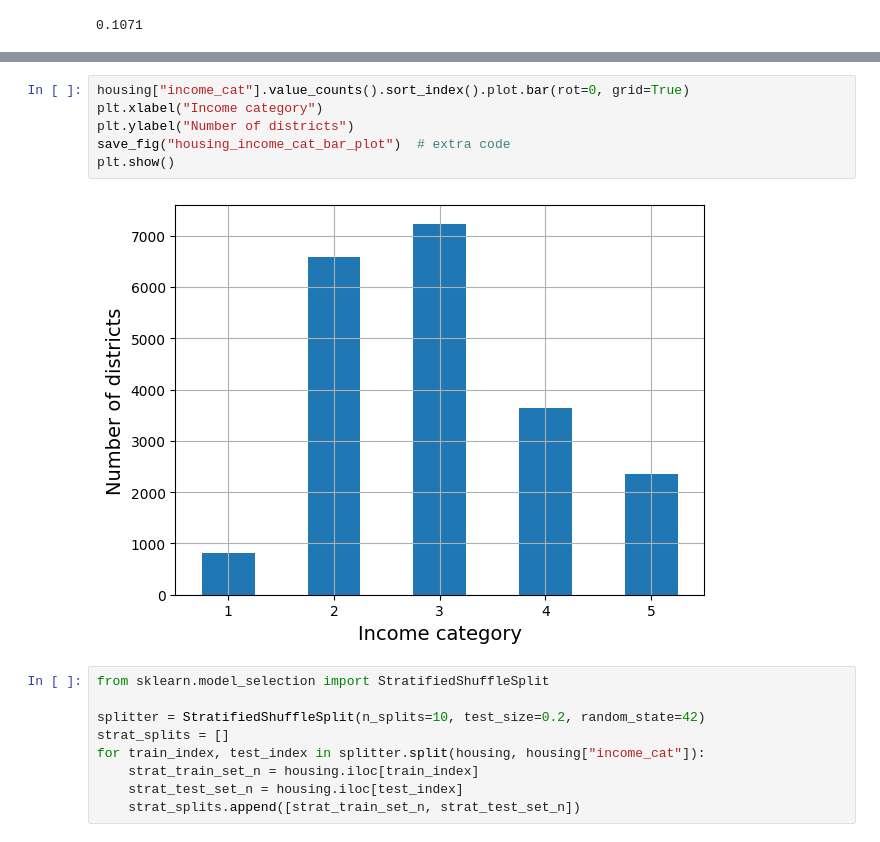
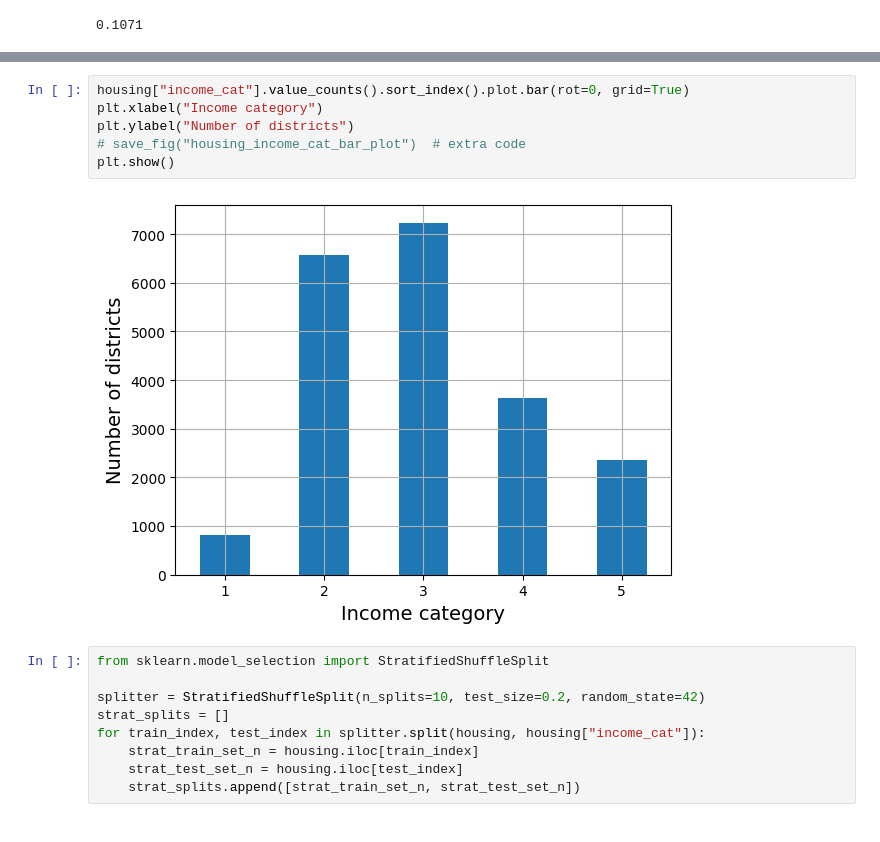
Before and after one commit to jungsoo2004/eqsim, a Jupyter notebook: 02_end_to_end_machine_learning_project.ipynb, the cells around one changed output, grey strips where cells are left out. Saved outputs shown, nothing was run; the diff lists cells and outputs as text.

```diff
--- a/02_end_to_end_machine_learning_project.ipynb
+++ b/02_end_to_end_machine_learning_project.ipynb
@@ -236,11 +248,11 @@ housing["income_cat"] = pd.cut(housing["median_income"],
 # %%
 housing["income_cat"].value_counts().sort_index().plot.bar(rot=0, grid=True)
 plt.xlabel("Income category")
 plt.ylabel("Number of districts")
-save_fig("housing_income_cat_bar_plot")  # extra code
+# save_fig("housing_income_cat_bar_plot")  # extra code
 plt.show()
 # %% [output]
-[figure, old version]
+[figure, new version]
 # %%
 from sklearn.model_selection import StratifiedShuffleSplit
 
```
Also changed, not shown: parts of 13 cells of this notebook.
